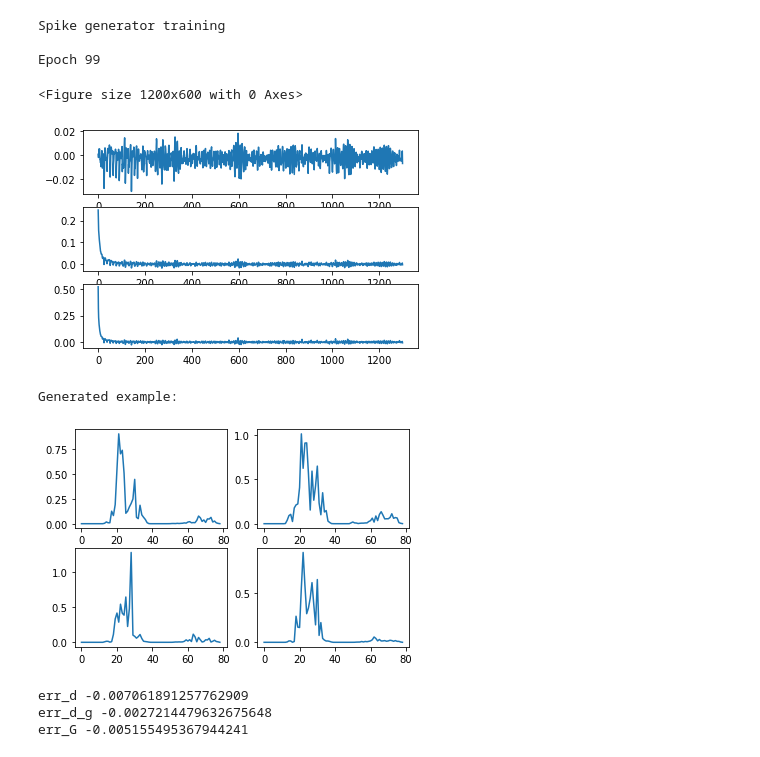
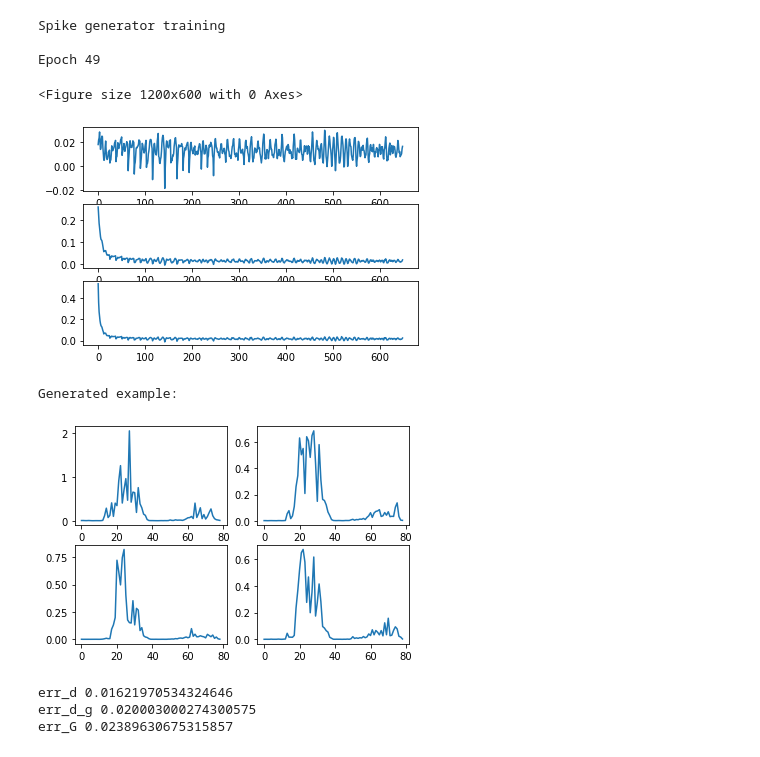
Before and after one commit to AlexDodon/sourceseparation_misc, a Jupyter notebook: time_series.ipynb, the cells around one changed output. Cells and saved outputs as stored; diff of their text form; code cells hidden in the pictures.

```diff
--- a/time_series.ipynb
+++ b/time_series.ipynb
@@ -272,37 +345,36 @@ def gen_loaders(L1, batchsize, simNo):
 # %%
 batchSize = 1000
-simNo = 1
-noise1, noise2, loader1, loader2, loader_mix  = gen_loaders(
-    200, batchSize, simNo)
+noise1, noise2, loader1, loader2, loader_mix_val, vallabel, loader_mix_test, testlabel  = gen_loaders(
+    200, batchSize)
 # %%
 gen1 = netG(inputSize=200, hiddenSize=50, outputSize=79).to(device)
 disc1 = netD(inputSize=79, hiddenSize=50).to(device)
 
 print("Spike generator training")
 
 adversarial_trainer(
     train_loader=loader1,
     noise_loader=noise1,
     generator=gen1,
     discriminator=disc1,
-    epochs=100,
+    epochs=50,
     learningRate=0.001,
     criterion=nn.BCELoss(),
     Diters=5,
     Giters=1,
-    printEpochs = 100
+    printEpochs = 50
 )
 # %% [output]
 Spike generator training
 
-Epoch 99
+Epoch 49
 <Figure size 1200x600 with 0 Axes>
-[figure, old version]
+[figure, new version]
 Generated example:
-[figure, old version]
+[figure, new version]
-err_d -0.007061891257762909
-err_d_g -0.0027214479632675648
-err_G -0.005155495367944241
+err_d 0.01621970534324646
+err_d_g 0.020003000274300575
+err_G 0.02389630675315857
 # %%
 gen2 = netG(inputSize=200, hiddenSize=50, outputSize=79).to(device)
 disc2 = netD(inputSize=79, hiddenSize=50).to(device)
```
Also changed, not shown: parts of 9 cells of this notebook.
